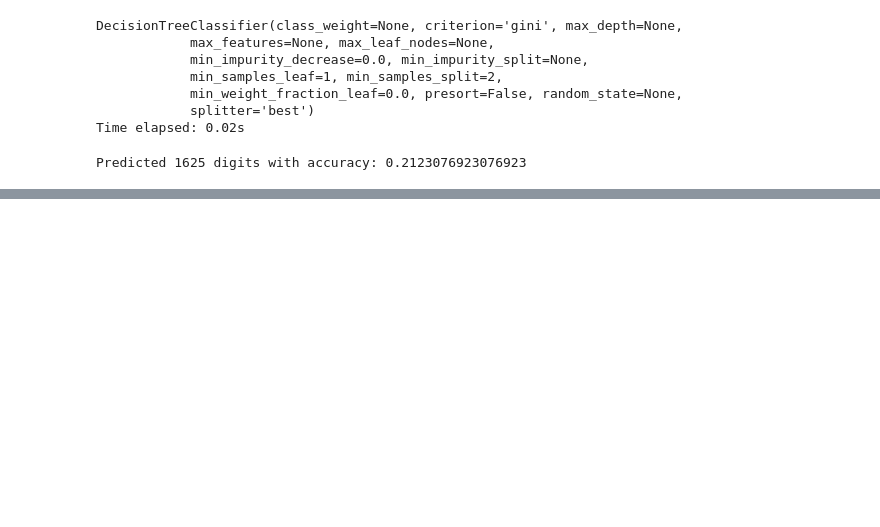
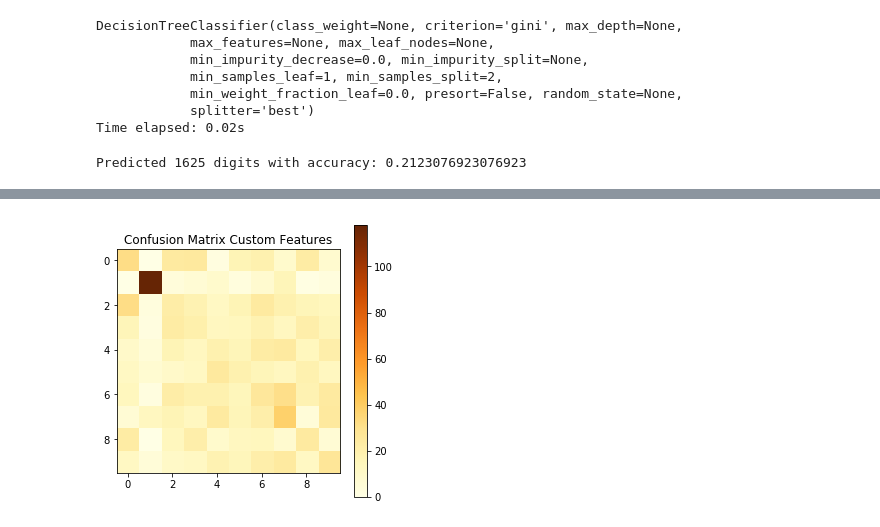
Before and after one commit to diggerdata/MNIST_TSN, a Jupyter notebook: DTClassifier.ipynb, the cells around one changed output, grey strips where cells are left out. Saved outputs shown, nothing was run; the diff lists cells and outputs as text; code cells hidden in the pictures; blank space fills up the shorter version.

```diff
--- a/DTClassifier.ipynb
+++ b/DTClassifier.ipynb
@@ -263,0 +274,9 @@ plt.show()
+# %%
+cnf_matrix_custom = confusion_matrix(y_test,pred_dt_new)
+plt.figure(figsize=(5,5))
+plt.imshow(cnf_matrix_custom, cmap='YlOrBr')
+plt.colorbar()
+plt.title("Confusion Matrix Custom Features")
+plt.show()
+# %% [output]
+[figure, added]
```
Also changed, not shown: parts of 10 cells of this notebook.
